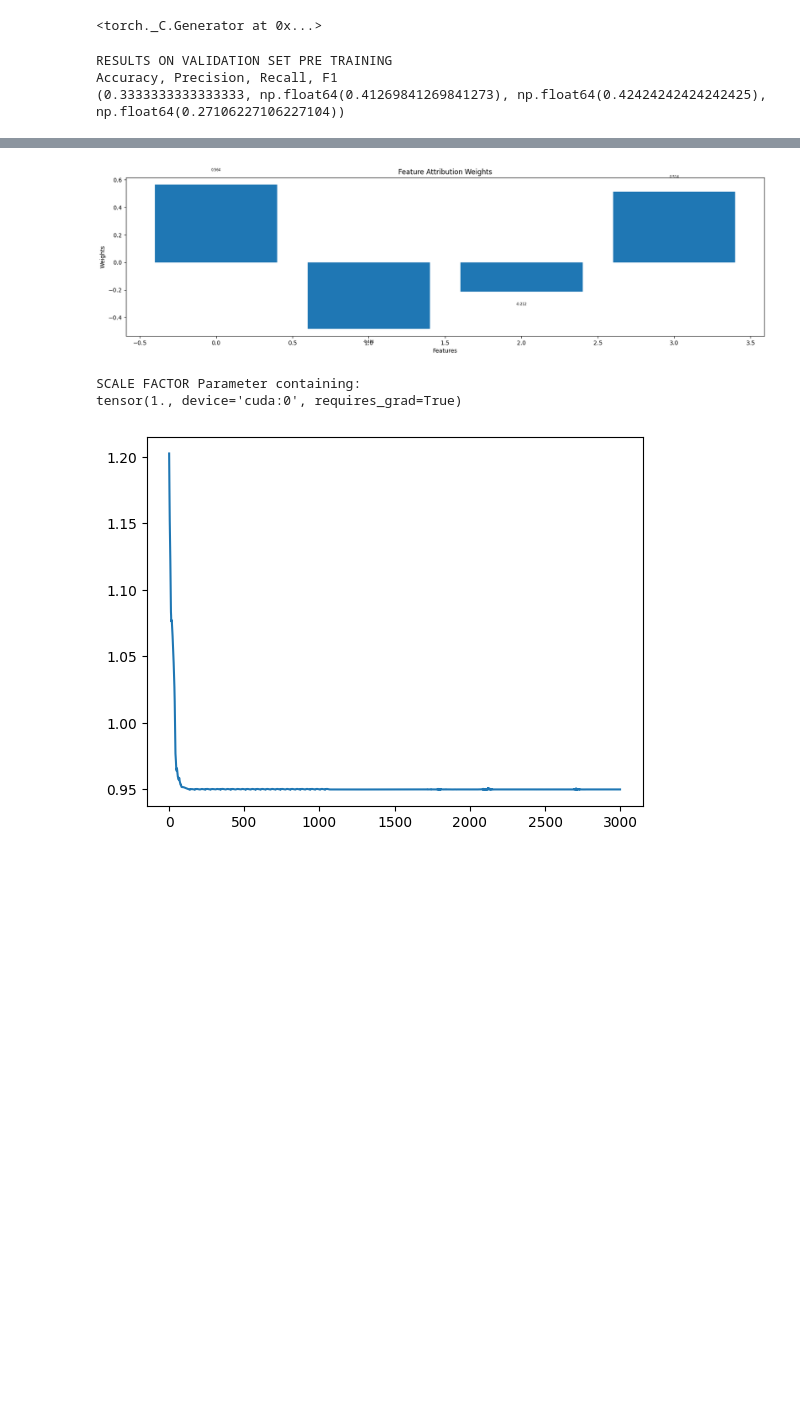
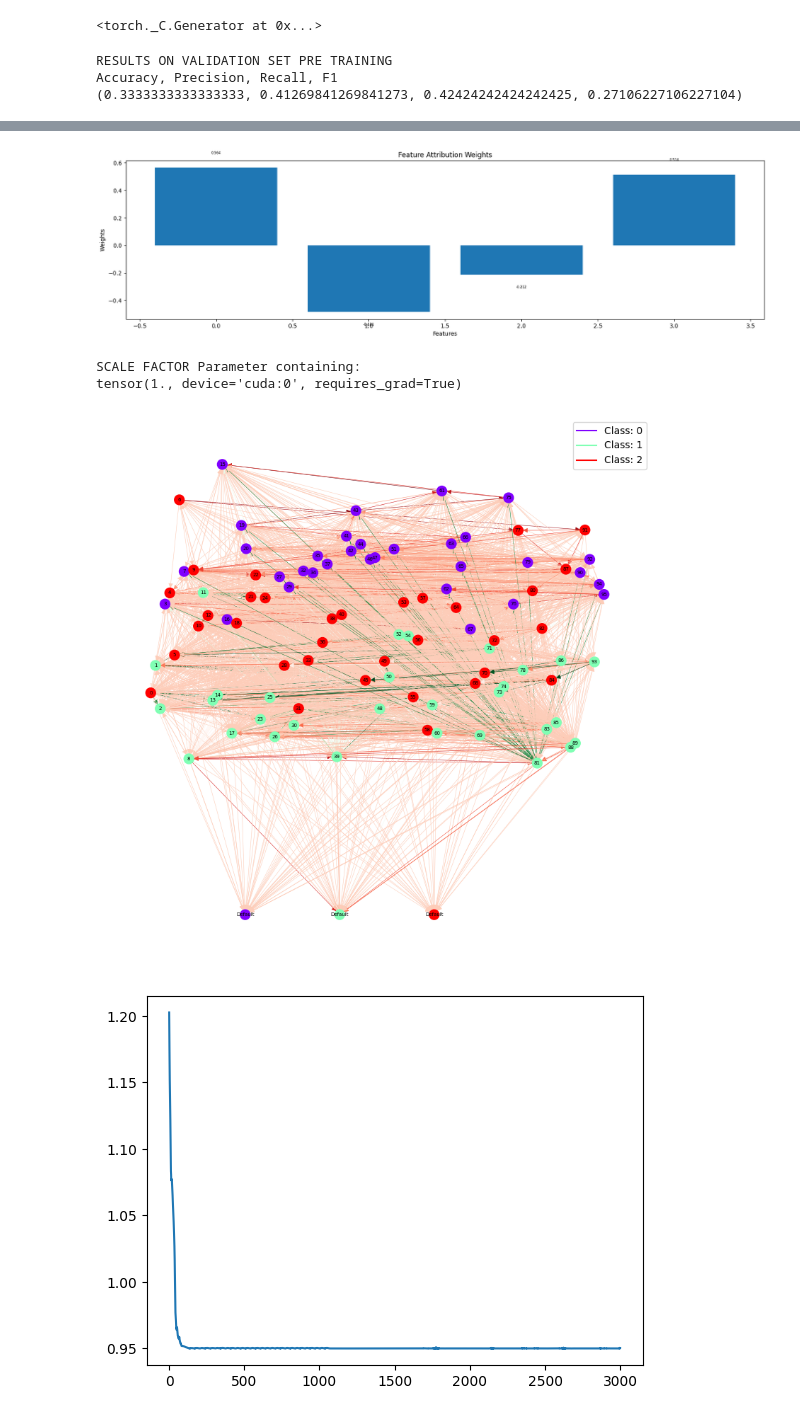
Before and after one commit to gretareitenbach/Deep-Arguing, a Jupyter notebook: examples/iris/gradual-aacbr-test.ipynb, the cells around one changed output, grey strips where cells are left out. Saved outputs shown, nothing was run; the diff lists cells and outputs as text; code cells hidden in the pictures; blank space fills up the shorter version.

```diff
--- a/examples/iris/gradual-aacbr-test.ipynb
+++ b/examples/iris/gradual-aacbr-test.ipynb
@@ -155,22 +158,26 @@ POST_PROCESS_FUNC = uni_directional
 # %%
 print("RESULTS ON VALIDATION SET PRE TRAINING")
 with torch.no_grad():
     accuracy, precision, recall, f1 = evaluate_model(model, X_train, y_train, X_DEFAULTS, Y_DEFAULTS,
                                                      X_val, y_val, show_confusion=True, use_blockers=USE_BLOCKERS,
                                                      print_matrix=True, print_compute_graph=False,
                                                      print_graph=False, print_results=True, post_process_func=POST_PROCESS_FUNC,
                                                      use_supports=USE_SUPPORTS)
 
     model.plot_base_score_parameters()
+
+    position = np.abs(pofe(X_train).detach().cpu().numpy())
+    model.show_graph_with_labels(post_process_func=POST_PROCESS_FUNC, positions = {x : (x, position[x]) for x in range(len(X_train))})
 # %% [output]
 RESULTS ON VALIDATION SET PRE TRAINING
 Accuracy, Precision, Recall, F1
-(0.3333333333333333, np.float64(0.41269841269841273), np.float64(0.42424242424242425), np.float64(0.27106227106227104))
+(0.3333333333333333, 0.41269841269841273, 0.42424242424242425, 0.27106227106227104)
 [figure]
 [figure]
 [figure]
 SCALE FACTOR Parameter containing:
 tensor(1., device='cuda:0', requires_grad=True)
+[figure, added]
 # %%
 losses = static_train_model(model, X_train, y_train,
                 X_DEFAULTS, Y_DEFAULTS, optimizer,
```
Also changed, not shown: parts of 4 cells of this notebook, 1 other file.
